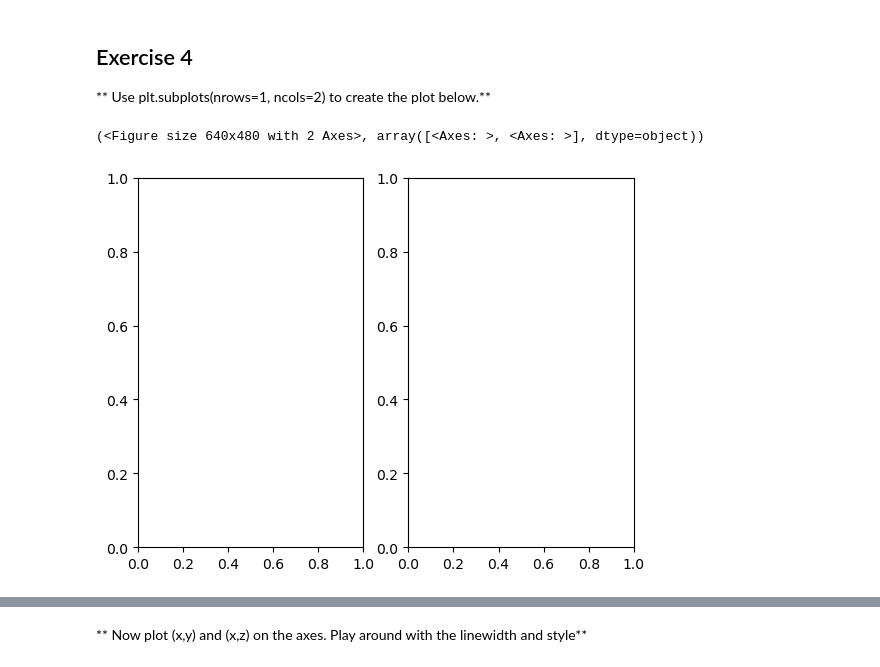
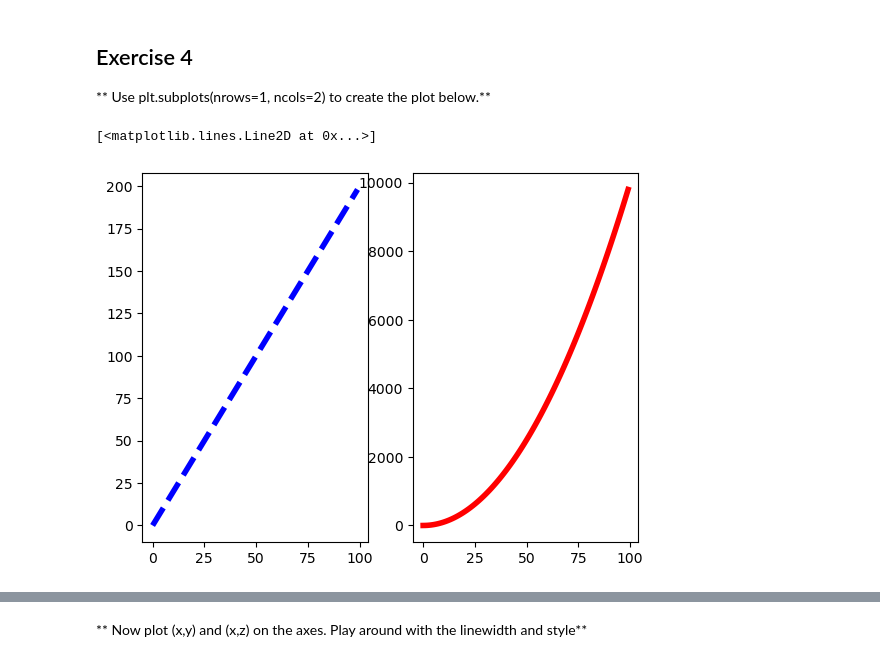
Before and after one commit to tylercoen/python, a Jupyter notebook: Python for Data Science and Machine Learning Bootcamp/Matplotlib/02-Matplotlib Exercises.ipynb, the cells around one changed output, grey strips where cells are left out. Drawn from its saved outputs; the diff is of its cells as text; code cells hidden in the pictures.

```diff
--- a/Python for Data Science and Machine Learning Bootcamp/Matplotlib/02-Matplotlib Exercises.ipynb
+++ b/Python for Data Science and Machine Learning Bootcamp/Matplotlib/02-Matplotlib Exercises.ipynb
@@ -97,6 +90,8 @@ ax2.set_ylim(30,50)
 ** Use plt.subplots(nrows=1, ncols=2) to create the plot below.**
 # %%
 fig,axes = plt.subplots(nrows=1,ncols=2)
+axes[0].plot(x,y, color='blue',linestyle='--',linewidth=4)
+axes[1].plot(x,z, color='red',linewidth=4)
 # %% [output]
-(<Figure size 640x480 with 2 Axes>, array([<Axes: >, <Axes: >], dtype=object))
+[<matplotlib.lines.Line2D at 0x...>]
-[figure, old version]
+[figure, new version]
```
Also changed, not shown: parts of 6 cells of this notebook.
